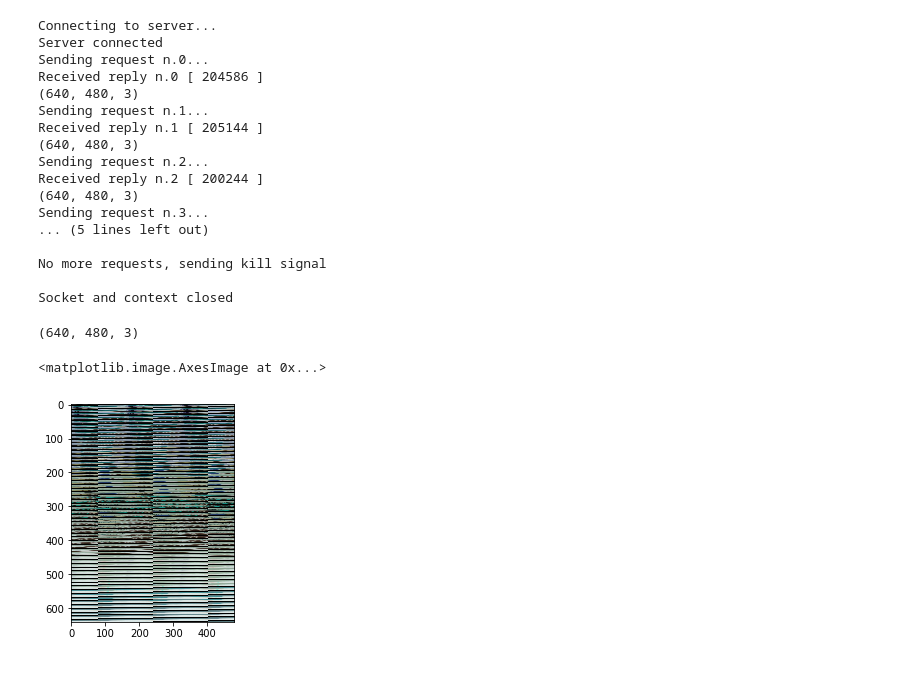
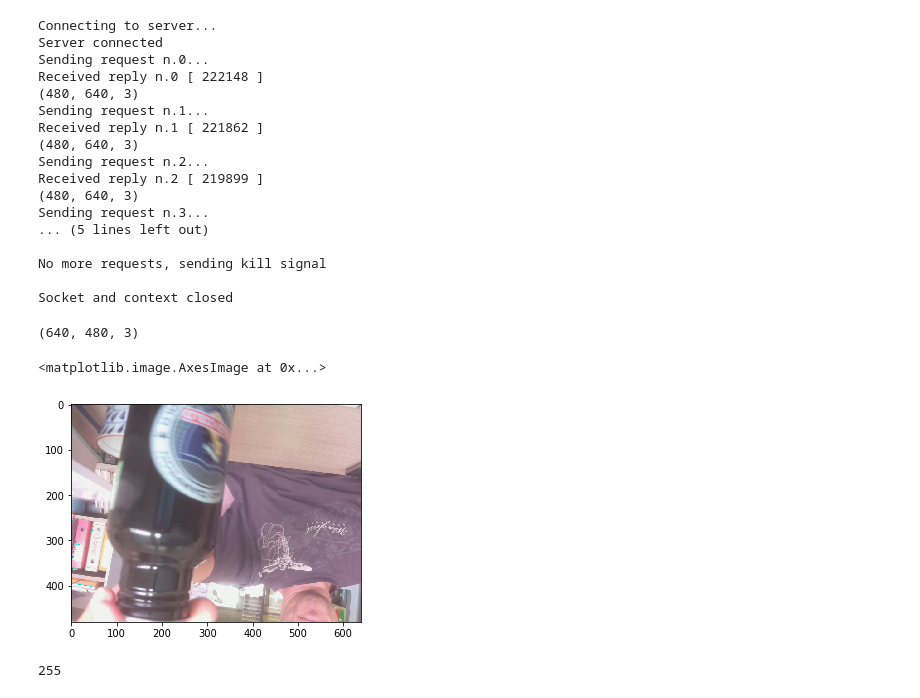
Before and after one commit to pierrealbiges/INT-internship, a Jupyter notebook: 2017-05-11_interaction_serverside.ipynb, the cells around one changed output. Cells and saved outputs as stored; diff of their text form; code cells hidden in the pictures.

```diff
--- a/2017-05-11_interaction_serverside.ipynb
+++ b/2017-05-11_interaction_serverside.ipynb
@@ -25,9 +25,7 @@ try:
         image_stream.seek(0)
 
         image = Image.open(image_stream)
-        image = image.rotate(90)
-
-        array = np.array(image.getdata()).reshape(image.size[0], image.size[1], 3)
+        array = np.array(image.getdata()).reshape(image.size[1], image.size[0], 3)
         print(array.shape)
         # image.show()
 
@@ -42,14 +40,14 @@ finally:
 Connecting to server...
 Server connected
 Sending request n.0...
-Received reply n.0 [ 204586 ]
-(640, 480, 3)
+Received reply n.0 [ 222148 ]
+(480, 640, 3)
 Sending request n.1...
-Received reply n.1 [ 205144 ]
-(640, 480, 3)
+Received reply n.1 [ 221862 ]
+(480, 640, 3)
 Sending request n.2...
-Received reply n.2 [ 200244 ]
-(640, 480, 3)
+Received reply n.2 [ 219899 ]
+(480, 640, 3)
 Sending request n.3...
 ... (5 lines left out)
 
@@ -66,7 +64,11 @@ np.array(image.getdata()).reshape(image.size[0], image.size[1], 3).shape
 # %%
 %matplotlib inline
 import matplotlib.pyplot as plt
-plt.imshow(array*1.)
+plt.imshow(255-array*1.)
 # %% [output]
 <matplotlib.image.AxesImage at 0x...>
-[figure, old version]
+[figure, new version]
+# %%
+array.max()
+# %% [output]
+255
```
Also changed, not shown: 1 other file.
